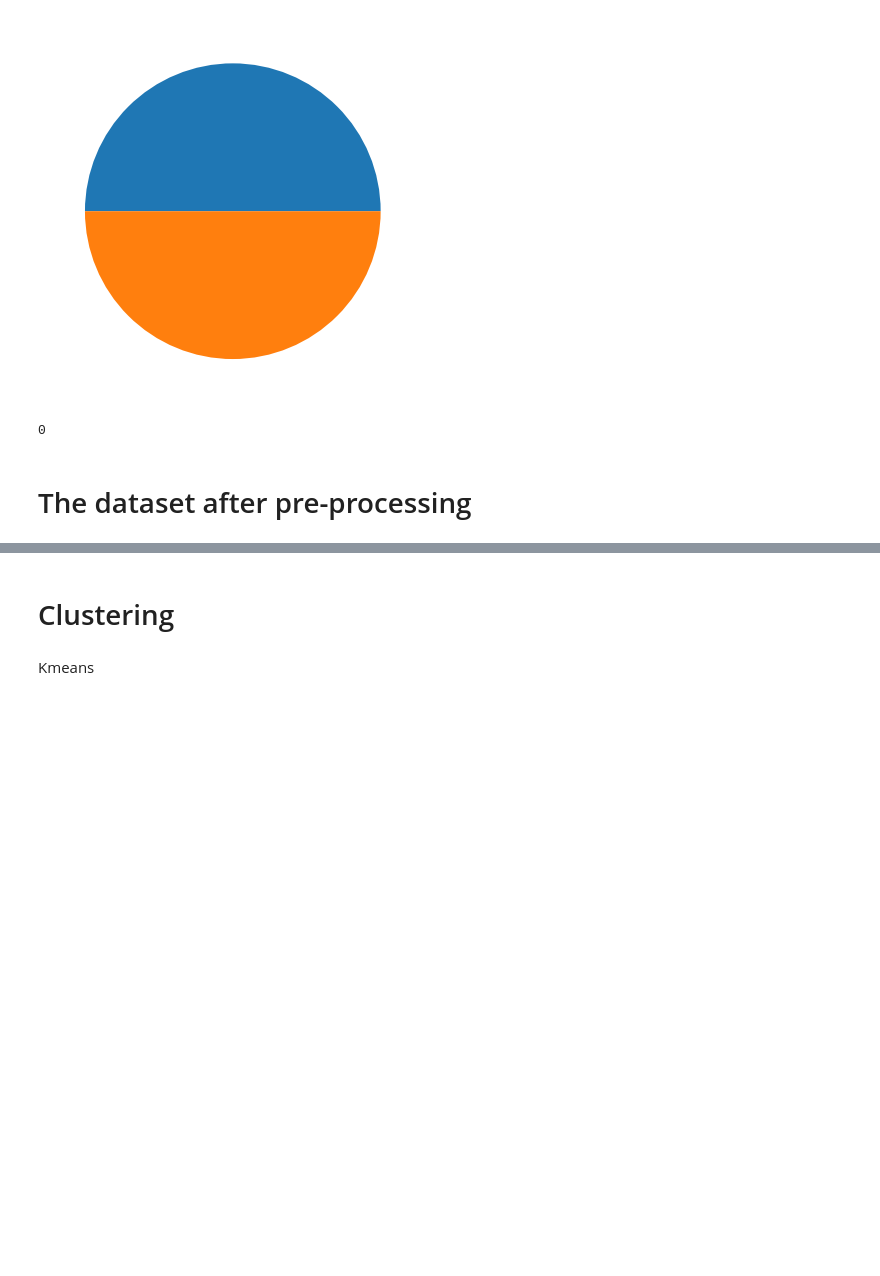
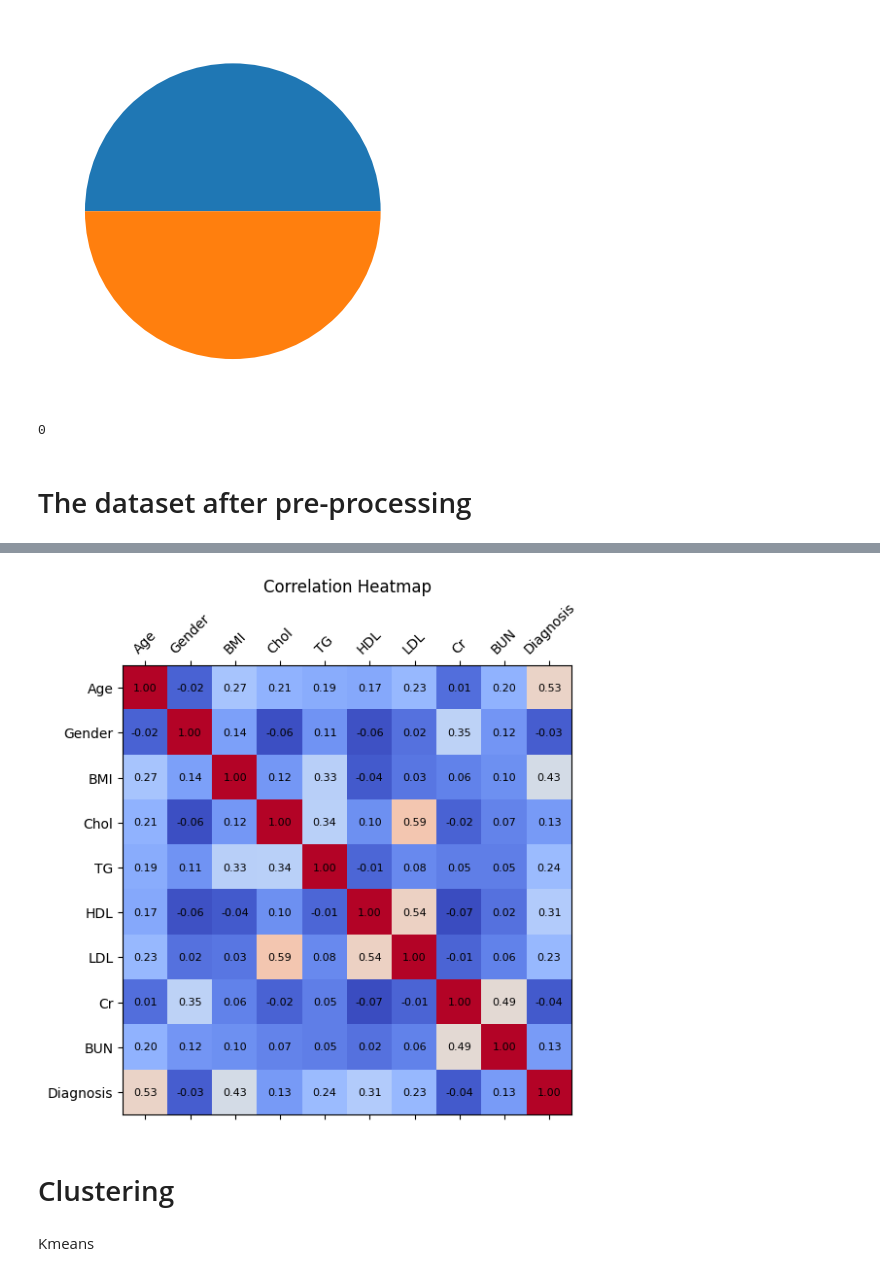
Before and after one commit to tathithienthanh/DataAnalysis_Diagnosis-of-diabetes-based-on-data-set-of-blood-test-result, a Jupyter notebook: PTDL_BTL.ipynb, the cells around one changed output, grey strips where cells are left out. Drawn from its saved outputs; the diff is of its cells as text; code cells hidden in the pictures; blank space fills up the shorter version.

```diff
--- a/PTDL_BTL.ipynb
+++ b/PTDL_BTL.ipynb
@@ -599,3 +599,22 @@ plt.gca().spines[['top', 'right',]].set_visible(False)
+# %%
+df['Gender'] = df['Gender'].replace('F', 0)
+df['Gender'] = df['Gender'].replace('M', 1)
+correlation_matrix = df.corr()
+
+plt.figure(figsize=(10, 6))
+ax = plt.axes()
+heatmap = ax.matshow(correlation_matrix, cmap="coolwarm")
+
+for (i, j), z in np.ndenumerate(correlation_matrix):
+    ax.text(j, i, "{:0.2f}".format(z), ha="center", va="center", fontsize=8)
+
+plt.xticks(range(len(correlation_matrix.columns)), correlation_matrix.columns, rotation=45)
+plt.yticks(range(len(correlation_matrix.columns)), correlation_matrix.columns)
+
+plt.title("Correlation Heatmap")
+plt.show()
+# %% [output]
+[figure, added]
 # %% [markdown]
 # Clustering
 # %% [markdown]
```
Also changed, not shown: parts of 32 cells of this notebook.
